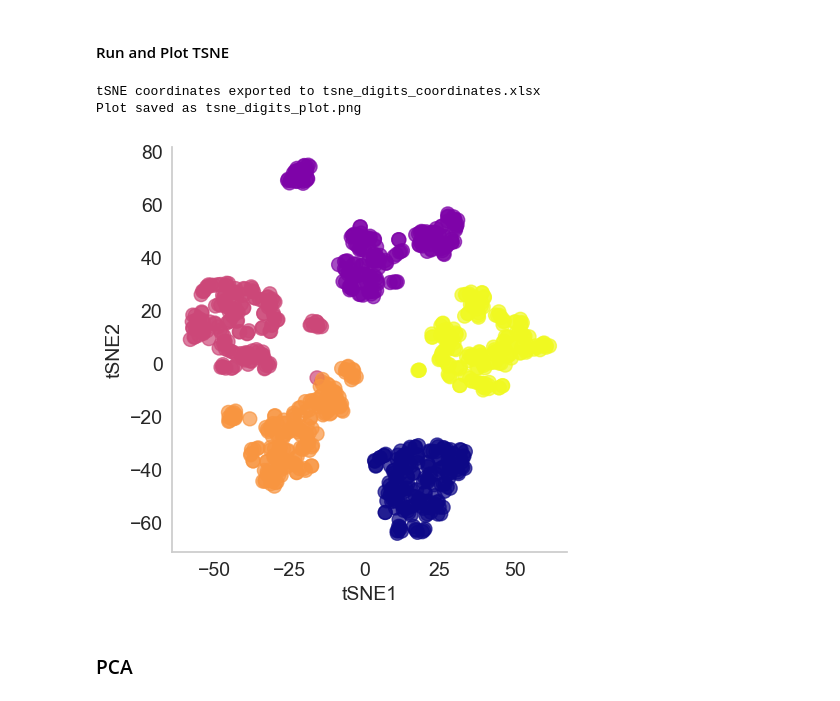
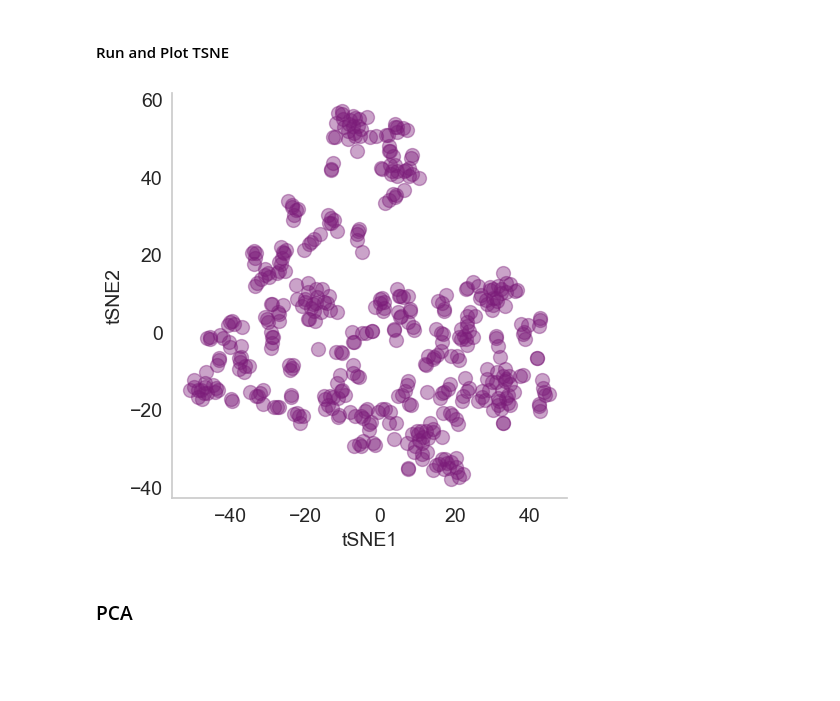
Before and after one commit to SigmanGroup/chemical_space_and_clustering, a Jupyter notebook: chemical_space_and_clustering.ipynb, the cells around one changed output. Drawn from its saved outputs; the diff is of its cells as text; code cells hidden in the pictures; blank space fills up the shorter version.

```diff
--- a/chemical_space_and_clustering.ipynb
+++ b/chemical_space_and_clustering.ipynb
@@ -14,14 +14,14 @@ warnings.simplefilter('ignore', category=NumbaWarning)
 # %% [markdown]
 # Read in Data
 # %%
-feature_input_file = './data/digits_dataset_sample' #a file with smiles, descriptors and IDs
+feature_input_file = './data/sample_input' #a file with smiles, descriptors and IDs
 feature_sheet_name = 'Sheet1'
-feature_start_column = 3 #column where descriptors start, 0-indexed
-feature_header_rows = 0 # adjust as needed
+feature_start_column = 5 #column where descriptors start, 0-indexed
+feature_header_rows = 1 # adjust as needed
 
-feature_id_column_name= 'ids'
-feature_smiles_column_name= None
-feature_type_column_name = 'target' #if you don't need to plot any subsets enter: None (not 'None')
+feature_id_column_name= 'Compound_Name'
+feature_smiles_column_name= 'smiles'
+feature_type_column_name = 'type' #if you don't need to plot any subsets enter: None (not 'None')
 
 #if you want to visualize data by a response variable
 response_input_file = None # or leave as None
@@ -153,7 +160,7 @@ umap_fig, umap_ax = cf.plot_chemical_space (df=umap_df, x='UMAP1', y='UMAP2', fi
 # %% [markdown]
 #### Run and Plot TSNE
 # %%
-feature_set = feature_df
+feature_set = features_scaled
 export_to_excel = False #if you want to save as an excel file, set to True
 save_plot_as_png = False #if you want to save as a png file, set to True
 excel_file_name = 'tsne_digits_coordinates.xlsx'
@@ -162,8 +169,8 @@ fig_size = (5,5)
 
 #tune hyperparameters
 # for more info on TSNE + TSNE hyperparameters https://distill.pub/2016/misread-tsne/
-perplexity = 1 #tsne default is 30
-early_exaggeration = 2#tsne default is 12
+perplexity = 10 #tsne default is 30
+early_exaggeration = 4#tsne default is 12
 init = 'pca' #tsne default is 'pca', 'random' may give better results for larger datasets
 learning_rate = 'auto' #range 10-1000
 max_iterations = 1000 #tsne default is 1000
@@ -171,7 +178,7 @@ distance_metric = 'euclidean'
 random_state = 42 #for reproducibility
 
 #### --- Choose plot parameters --- ###
-alpha = 0.7 #transparency of points, 0 is transparent, 1 is opaque
+alpha = 0.4 #transparency of points, 0 is transparent, 1 is opaque
 color = '#7B1B79'
 edge_color = None
 marker = 'o' #point shape
@@ -195,36 +202,34 @@ heatmap_palette = 'plasma' #choose a color palette from matplotlib or None
 size_col_name = None # or column name
 min_marker_size = 5
 max_marker_size = 100
 
 marker_col_name = None # or column name
 marker_dict = None # or dictionary {'type_1': 'o', 'type_2': 's', ...} or None if you want to use default cycling through markers
 
 alpha_col_name = None # or column name
 min_alpha = 0.3
 max_alpha = 1.0
 
 #_______________________________________________________________________________
                         #shouldn't need to adjust below here
 #_______________________________________________________________________________
 
 tsne_df = cf.dim_reduction_tsne(feature_set, 'tSNE1', 'tSNE2',
                              id_column=ID, smiles_column=smiles, excel_filename=excel_file_name,
                              n_components=2, perplexity=perplexity, learning_rate=learning_rate,
                              init=init, random_state=random_state, distance_metric=distance_metric,
                             export_excel=export_to_excel)
 
 tsne_fig, tsne_ax  = cf.plot_chemical_space (df=tsne_df, x='tSNE1', y='tSNE2', fig_size=fig_size, xlabel='tSNE1', ylabel='tSNE2',
                                   marker_size=size , marker_color = color, alpha=alpha, marker=marker, marker_edge_color=edge_color,
                                   title = plot_title, save_plot=save_plot_as_png, plot_filename=plot_file_name,
                                   fontsize=ax_font_size, title_fontsize=title_font_size, subgroup=subgroup, subgroup_column_name=subgroup_column_name,
                                   subgroup_palette=subgroup_palette,  category_dict=color_dictionary,  heatmap= heatmap, response_column_name = response_column,
                                   heatmap_palette=heatmap_palette, size_col_name=size_col_name, min_size=min_marker_size, max_size=max_marker_size,
                                   alpha_col_name =alpha_col_name, min_alpha=min_alpha, max_alpha=max_alpha, marker_col=marker_col_name, marker_dict=marker_dict,
                                   input_df = feature_input_df)
 # %% [output]
-tSNE coordinates exported to tsne_digits_coordinates.xlsx
-Plot saved as tsne_digits_plot.png
-[figure, old version]
+[figure, new version]
 # %% [markdown]
 ### PCA
 # %% [markdown]
```
Also changed, not shown: parts of 8 cells of this notebook, 1 other file.
